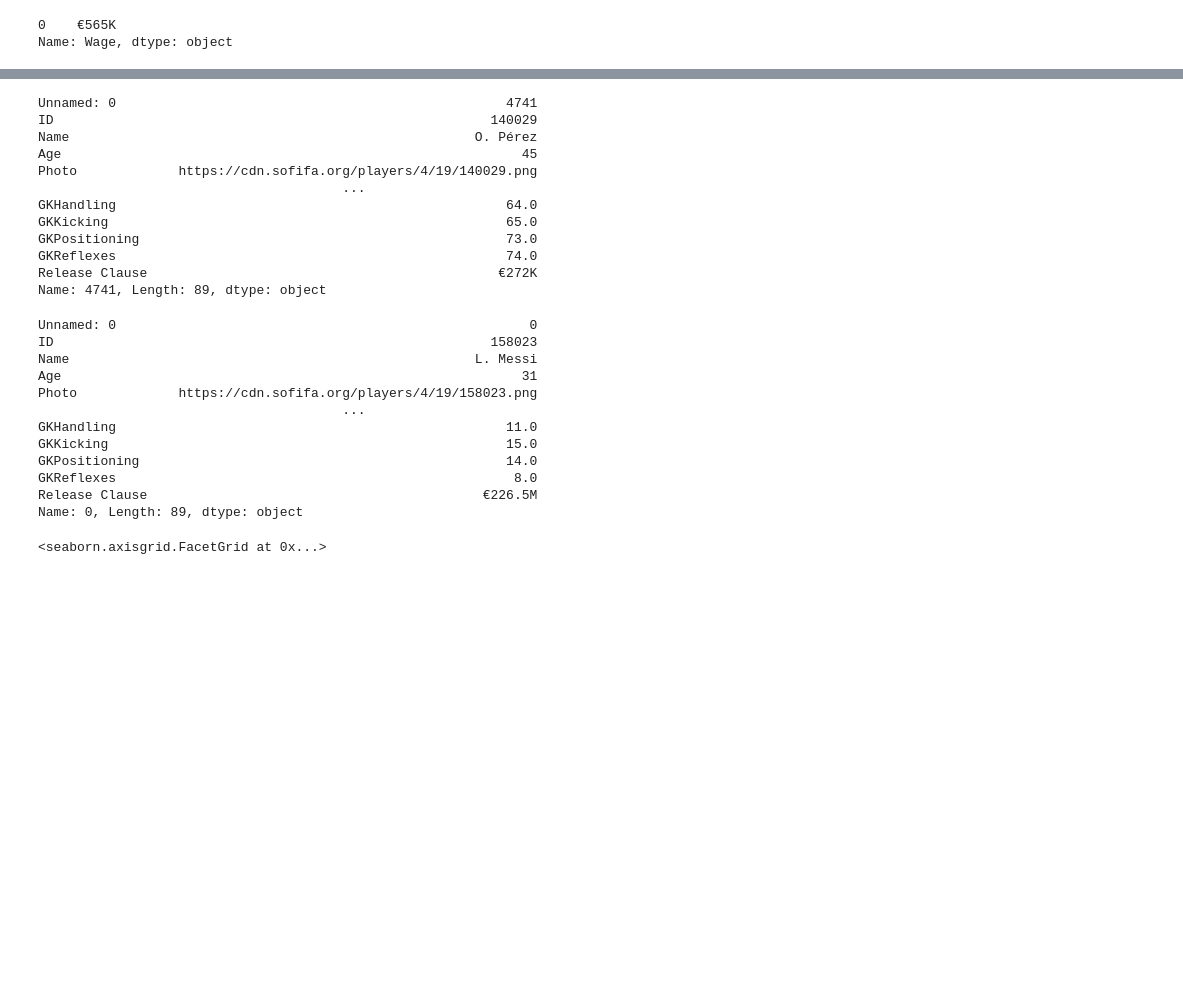
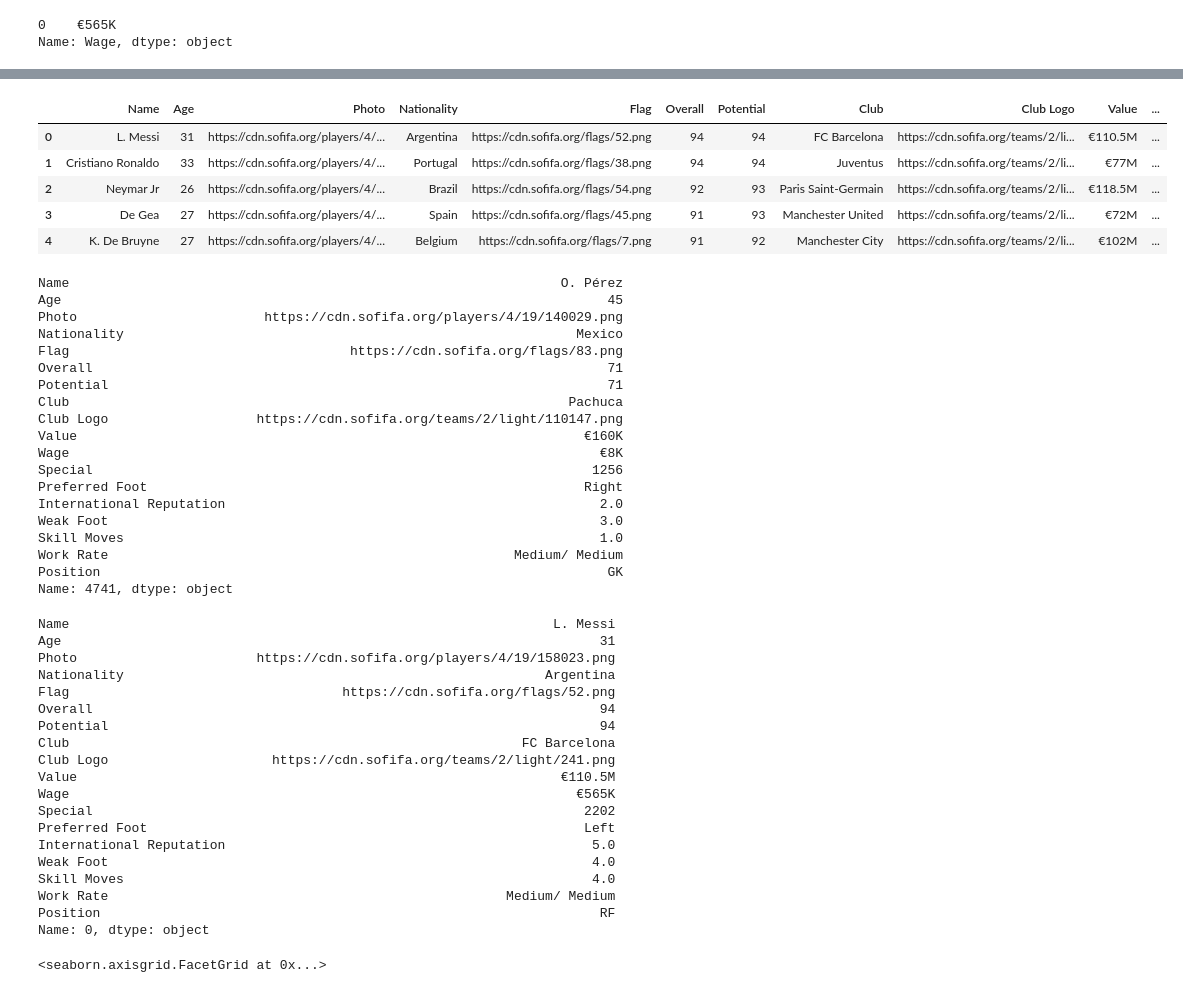
Before and after one commit to lionel5116/UpWorkStudiesPython, a Jupyter notebook: CaseStudyFIFA19.ipynb, the cells around one changed output, grey strips where cells are left out. Cells and saved outputs as stored; diff of their text form; code cells hidden in the pictures; blank space fills up the shorter version.

```diff
--- a/CaseStudyFIFA19.ipynb
+++ b/CaseStudyFIFA19.ipynb
@@ -73,0 +111,9 @@ Name: Wage, dtype: object
+# %%
+my_SelectFIFADS.head()
+# %% [output]
+|  | Name | Age | Photo | Nationality | Flag | Overall | Potential | Club | Club Logo | Value | ... |
+| 0 | L. Messi | 31 | https://cdn.sofifa.org/players/4/... | Argentina | https://cdn.sofifa.org/flags/52.png | 94 | 94 | FC Barcelona | https://cdn.sofifa.org/teams/2/li... | €110.5M | ... |
+| 1 | Cristiano Ronaldo | 33 | https://cdn.sofifa.org/players/4/... | Portugal | https://cdn.sofifa.org/flags/38.png | 94 | 94 | Juventus | https://cdn.sofifa.org/teams/2/li... | €77M | ... |
+| 2 | Neymar Jr | 26 | https://cdn.sofifa.org/players/4/... | Brazil | https://cdn.sofifa.org/flags/54.png | 92 | 93 | Paris Saint-Germain | https://cdn.sofifa.org/teams/2/li... | €118.5M | ... |
+| 3 | De Gea | 27 | https://cdn.sofifa.org/players/4/... | Spain | https://cdn.sofifa.org/flags/45.png | 91 | 93 | Manchester United | https://cdn.sofifa.org/teams/2/li... | €72M | ... |
+| 4 | K. De Bruyne | 27 | https://cdn.sofifa.org/players/4/... | Belgium | https://cdn.sofifa.org/flags/7.png | 91 | 92 | Manchester City | https://cdn.sofifa.org/teams/2/li... | €102M | ... |
@@ -74,34 +122,48 @@ Name: Wage, dtype: object
 # %%
 #Oldest Player
-fifaData.loc[fifaData['Age'].idxmax()]
+my_SelectFIFADS.loc[my_SelectFIFADS['Age'].idxmax()]
 # %% [output]
-Unnamed: 0                                                  4741
-ID                                                        140029
-Name                                                    O. Pérez
-Age                                                           45
-Photo             https://cdn.sofifa.org/players/4/19/140029.png
-                                       ...
-GKHandling                                                  64.0
-GKKicking                                                   65.0
-GKPositioning                                               73.0
-GKReflexes                                                  74.0
-Release Clause                                             €272K
-Name: 4741, Length: 89, dtype: object
+Name                                                               O. Pérez
+Age                                                                      45
+Photo                        https://cdn.sofifa.org/players/4/19/140029.png
+Nationality                                                          Mexico
+Flag                                    https://cdn.sofifa.org/flags/83.png
+Overall                                                                  71
+Potential                                                                71
+Club                                                                Pachuca
+Club Logo                   https://cdn.sofifa.org/teams/2/light/110147.png
+Value                                                                 €160K
+Wage                                                                    €8K
+Special                                                                1256
+Preferred Foot                                                        Right
+International Reputation                                                2.0
+Weak Foot                                                               3.0
+Skill Moves                                                             1.0
+Work Rate                                                    Medium/ Medium
+Position                                                                 GK
+Name: 4741, dtype: object
 # %%
 #Highest Rated Player
-fifaData.loc[fifaData['Overall'].idxmax()]
+my_SelectFIFADS.loc[my_SelectFIFADS['Overall'].idxmax()]
 # %% [output]
-Unnamed: 0                                                     0
-ID                                                        158023
-Name                                                    L. Messi
-Age                                                           31
-Photo             https://cdn.sofifa.org/players/4/19/158023.png
-                                       ...
-GKHandling                                                  11.0
-GKKicking                                                   15.0
-GKPositioning                                               14.0
-GKReflexes                                                   8.0
-Release Clause                                           €226.5M
-Name: 0, Length: 89, dtype: object
+Name                                                              L. Messi
+Age                                                                     31
+Photo                       https://cdn.sofifa.org/players/4/19/158023.png
+Nationality                                                      Argentina
+Flag                                   https://cdn.sofifa.org/flags/52.png
+Overall                                                                 94
+Potential                                                               94
+Club                                                          FC Barcelona
+Club Logo                     https://cdn.sofifa.org/teams/2/light/241.png
+Value                                                              €110.5M
+Wage                                                                 €565K
+Special                                                               2202
+Preferred Foot                                                        Left
+International Reputation                                               5.0
+Weak Foot                                                              4.0
+Skill Moves                                                            4.0
+Work Rate                                                   Medium/ Medium
+Position                                                                RF
+Name: 0, dtype: object
 # %%
 #example of how use seaborn with your dataset
```
Also changed, not shown: parts of 6 cells of this notebook.
